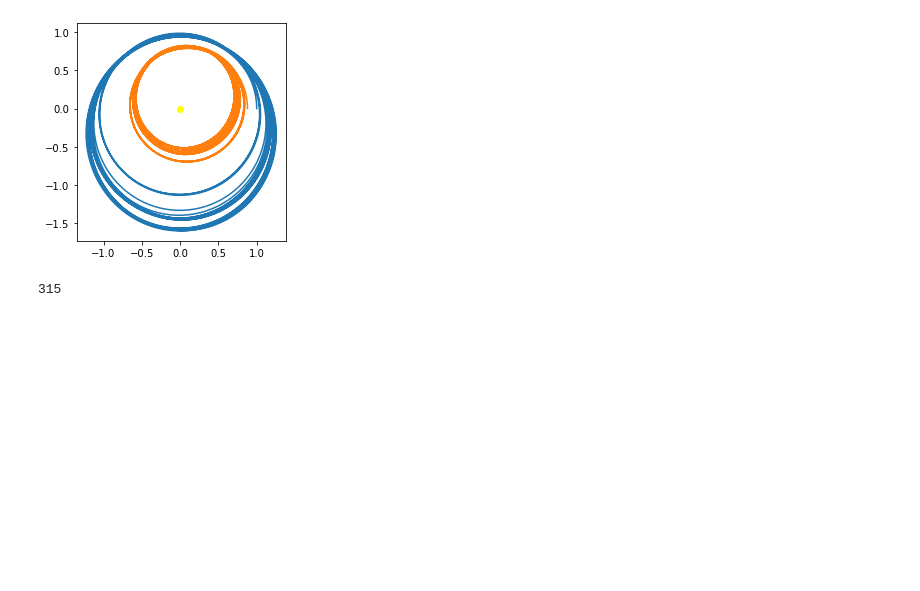
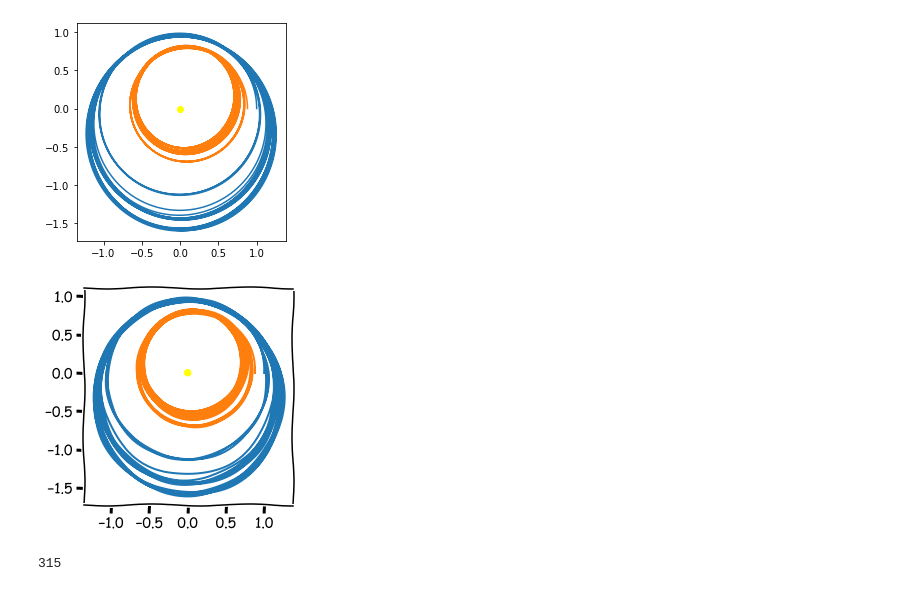
Before and after one commit to richmf/Fisica-Computacional-clases, a Jupyter notebook: Mini sistema solar.ipynb, the cells around one changed output. Drawn from its saved outputs; the diff is of its cells as text; code cells hidden in the pictures; blank space fills up the shorter version.

```diff
--- a/Mini sistema solar.ipynb
+++ b/Mini sistema solar.ipynb
@@ -42,6 +42,16 @@ gca().set_aspect('equal')
 show()
 # %% [output]
 [figure]
+# %%
+with xkcd():
+    plot(sol[0,:],sol[1,:],label="Tierra")
+    plot(sol[4,:],sol[5,:],label="Planetoide")
+
+    plot([0],[0],'o',color='yellow')
+    gca().set_aspect('equal')
+show()
+# %% [output]
+[figure, added]
 # %%
 from scipy.integrate import *
 # %%
```
Also changed, not shown: parts of 1 cell of this notebook, 1 other file.
